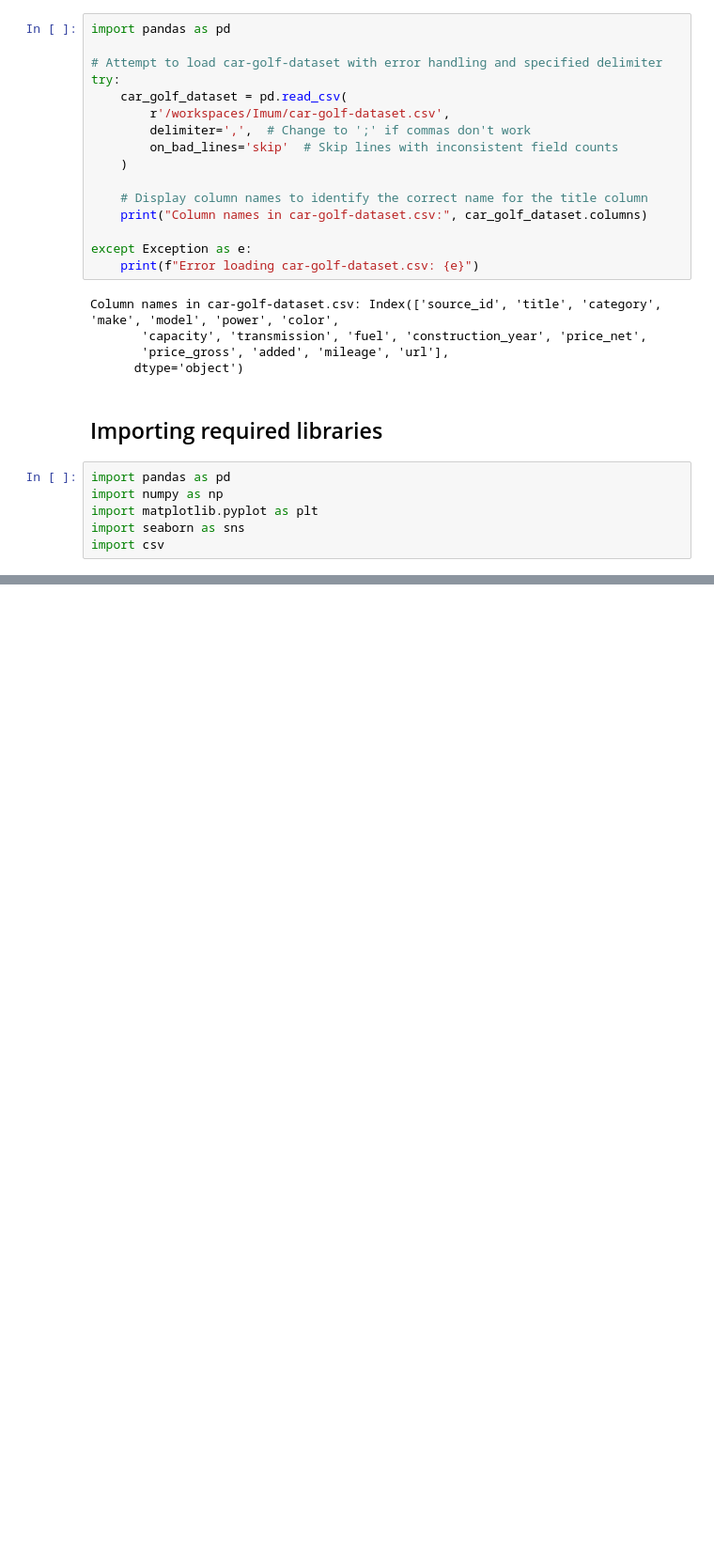
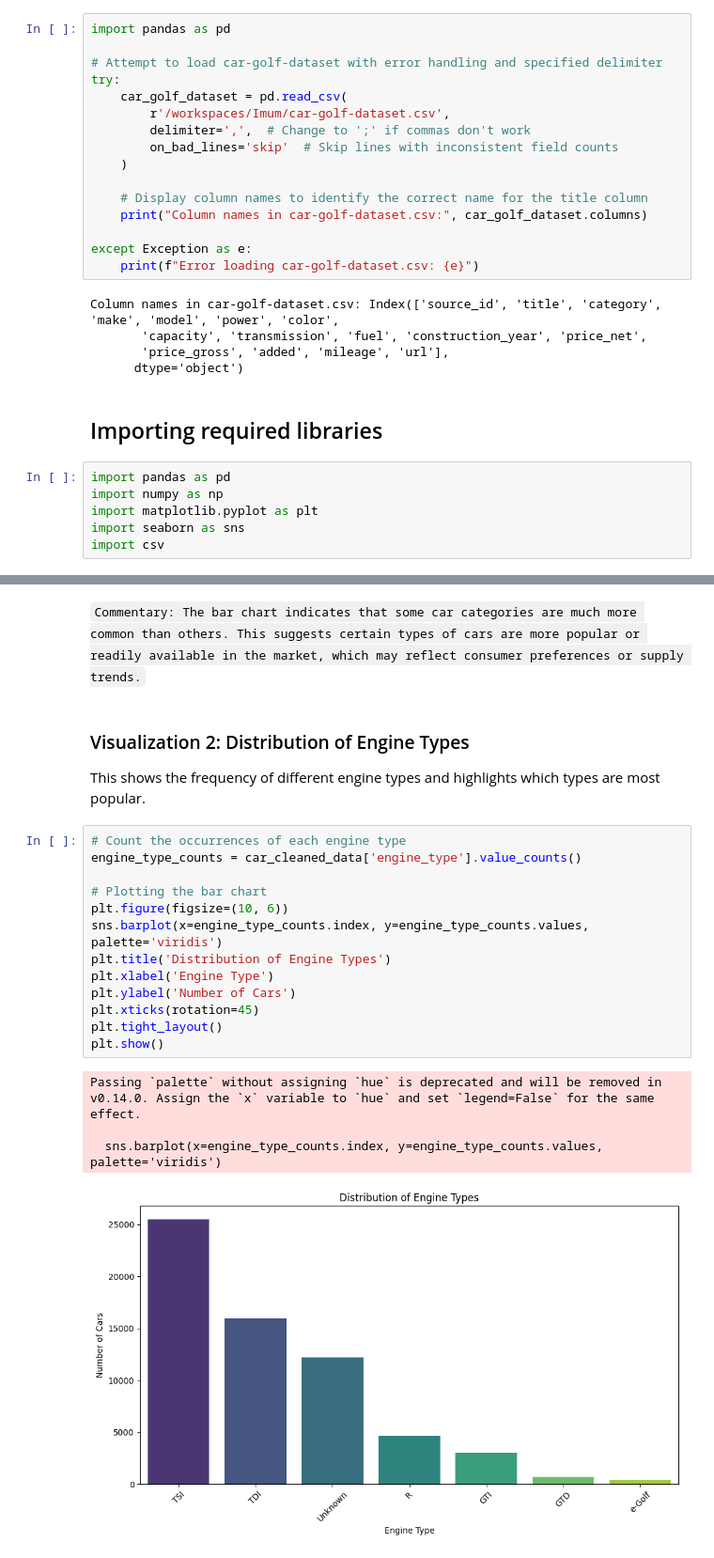
Before and after one commit to sazidthe1/Imum, a Jupyter notebook: task.ipynb, the cells around one changed output, grey strips where cells are left out. Shown at 94% size. Saved outputs shown, nothing was run; the diff lists cells and outputs as text; blank space fills up the shorter version.

```diff
--- a/task.ipynb
+++ b/task.ipynb
@@ -46,0 +207,23 @@ import csv
+# %% [markdown]
+`Commentary: The bar chart indicates that some car categories are much more common than others. This suggests certain types of cars are more popular or readily available in the market, which may reflect consumer preferences or supply trends.`
+# %% [markdown]
+### Visualization 2: Distribution of Engine Types
+This shows the frequency of different engine types and highlights which types are most popular.
+# %%
+# Count the occurrences of each engine type
+engine_type_counts = car_cleaned_data['engine_type'].value_counts()
+
+# Plotting the bar chart
+plt.figure(figsize=(10, 6))
+sns.barplot(x=engine_type_counts.index, y=engine_type_counts.values, palette='viridis')
+plt.title('Distribution of Engine Types')
+plt.xlabel('Engine Type')
+plt.ylabel('Number of Cars')
+plt.xticks(rotation=45)
+plt.tight_layout()
+plt.show()
+# %% [output]
+Passing `palette` without assigning `hue` is deprecated and will be removed in v0.14.0. Assign the `x` variable to `hue` and set `legend=False` for the same effect.
+
+  sns.barplot(x=engine_type_counts.index, y=engine_type_counts.values, palette='viridis')
+[figure, added]
```
Also changed, not shown: parts of 28 cells of this notebook.
